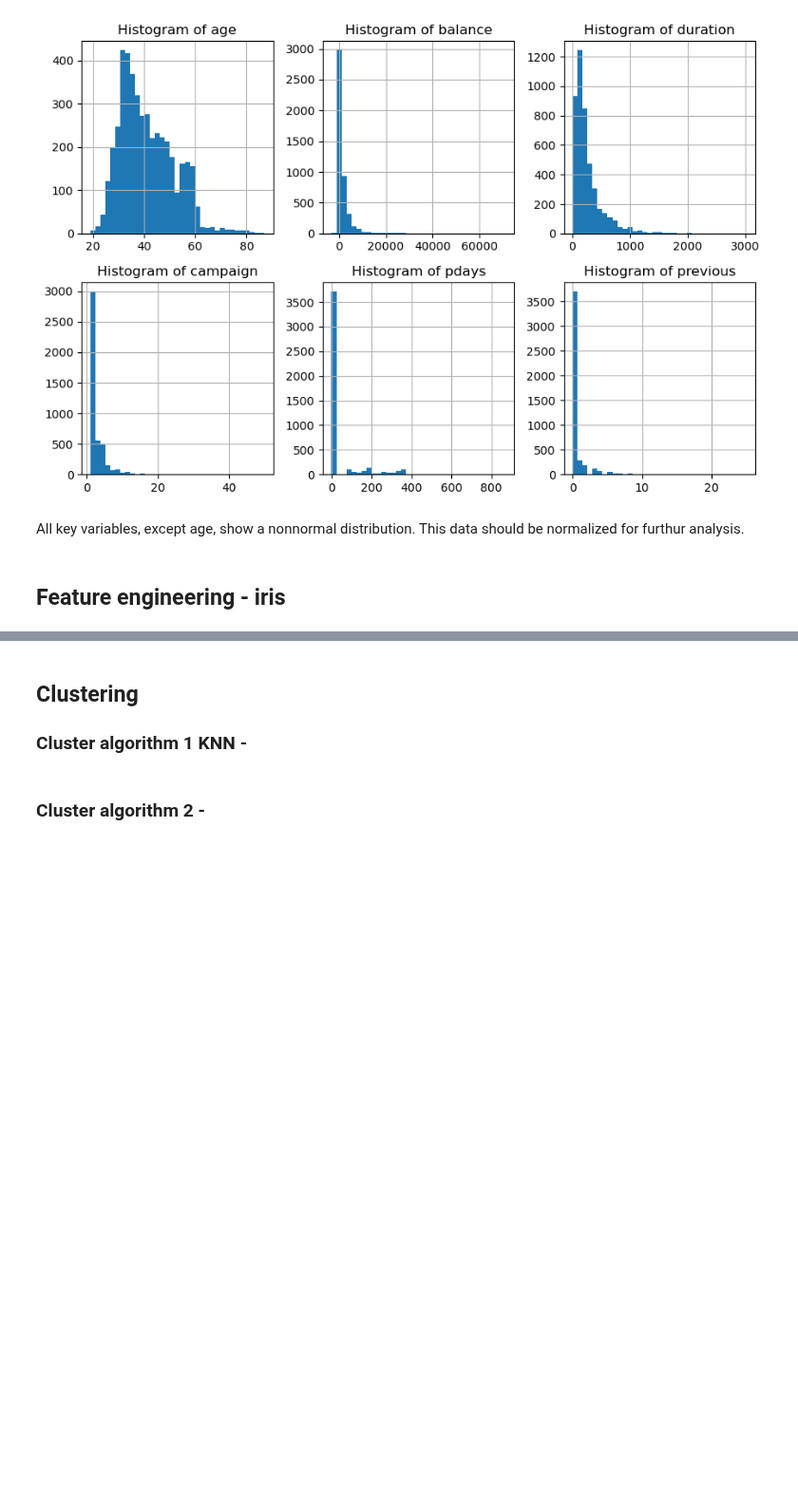
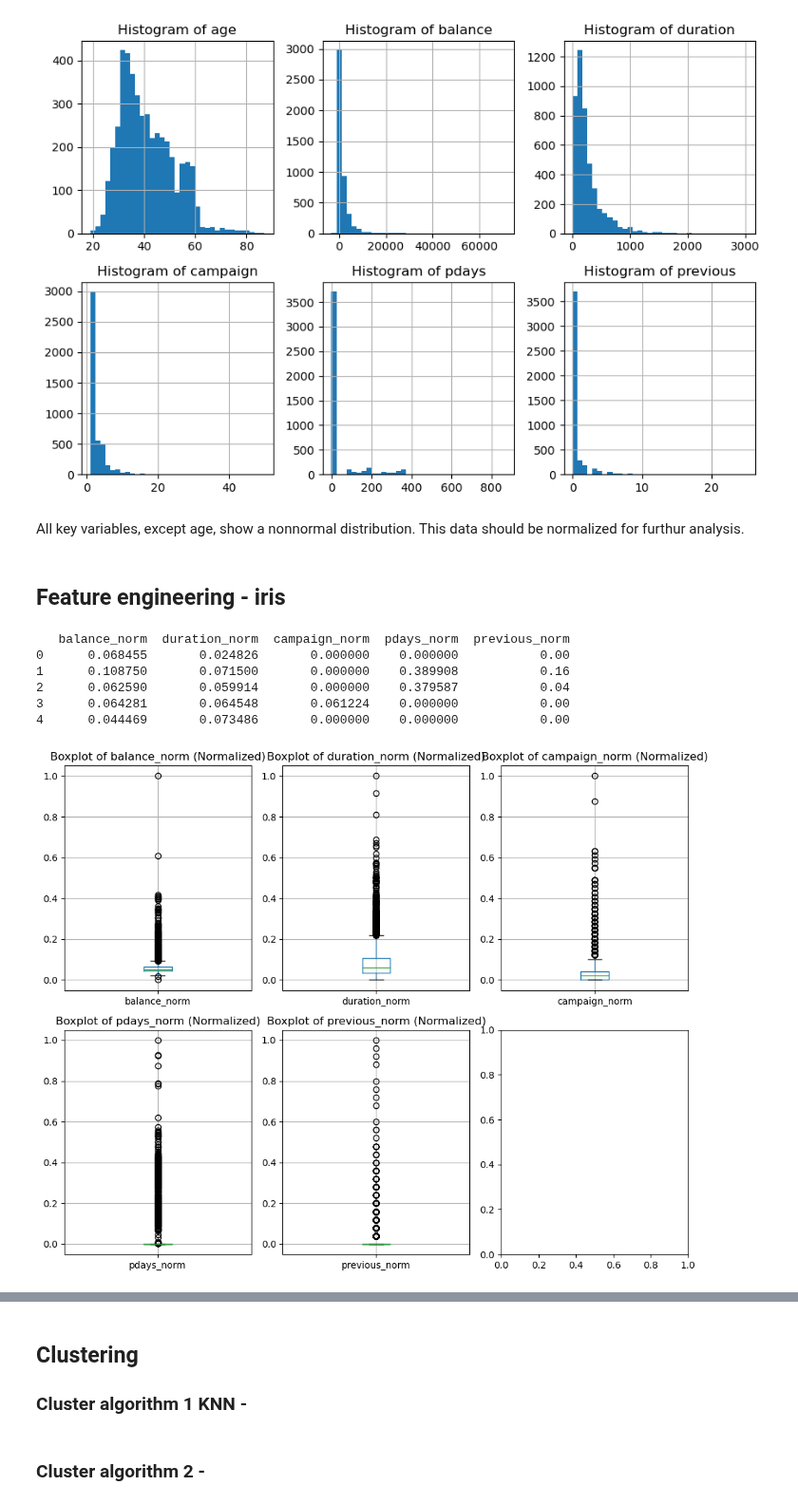
Before and after one commit to DSBE-Semester-A/DataMining, a Jupyter notebook: Assignment2/Assignment_2.ipynb, the cells around one changed output, grey strips where cells are left out. Shown at 95% size. Cells and saved outputs as stored; diff of their text form; code cells hidden in the pictures; blank space fills up the shorter version.

```diff
--- a/Assignment2/Assignment_2.ipynb
+++ b/Assignment2/Assignment_2.ipynb
@@ -143,3 +143,38 @@ plt.show()
 All key variables, except age, show a nonnormal distribution. This data should be normalized for furthur analysis.
 # %% [markdown]
 ## Feature engineering - iris
+# %%
+from sklearn.preprocessing import MinMaxScaler
+
+# Initialize the MinMaxScaler
+scaler = MinMaxScaler()
+
+# Columns to normalize
+columns_to_normalize = [col for col in key_columns if col != 'age']
+
+# Apply the scaler to the selected columns and rename them
+normalized_columns = [f"{col}_norm" for col in columns_to_normalize]
+df_bank[normalized_columns] = scaler.fit_transform(df_bank[columns_to_normalize])
+
+print(df_bank[normalized_columns].head())
+# %% [output]
+   balance_norm  duration_norm  campaign_norm  pdays_norm  previous_norm
+0      0.068455       0.024826       0.000000    0.000000           0.00
+1      0.108750       0.071500       0.000000    0.389908           0.16
+2      0.062590       0.059914       0.000000    0.379587           0.04
+3      0.064281       0.064548       0.061224    0.000000           0.00
+4      0.044469       0.073486       0.000000    0.000000           0.00
+# %%
+# Outliers for normalized columns
+fig, axes = plt.subplots(2, 3, figsize=(10, 8))
+
+# Plot each normalized column in a separate subplot
+for i, column in enumerate(normalized_columns):
+    row, col = divmod(i, 3)
+    df_bank.boxplot(column=[column], ax=axes[row, col])
+    axes[row, col].set_title(f'Boxplot of {column} (Normalized)')
+
+plt.tight_layout()
+plt.show()
+# %% [output]
+[figure, added]
```
Also changed, not shown: parts of 3 cells of this notebook.
